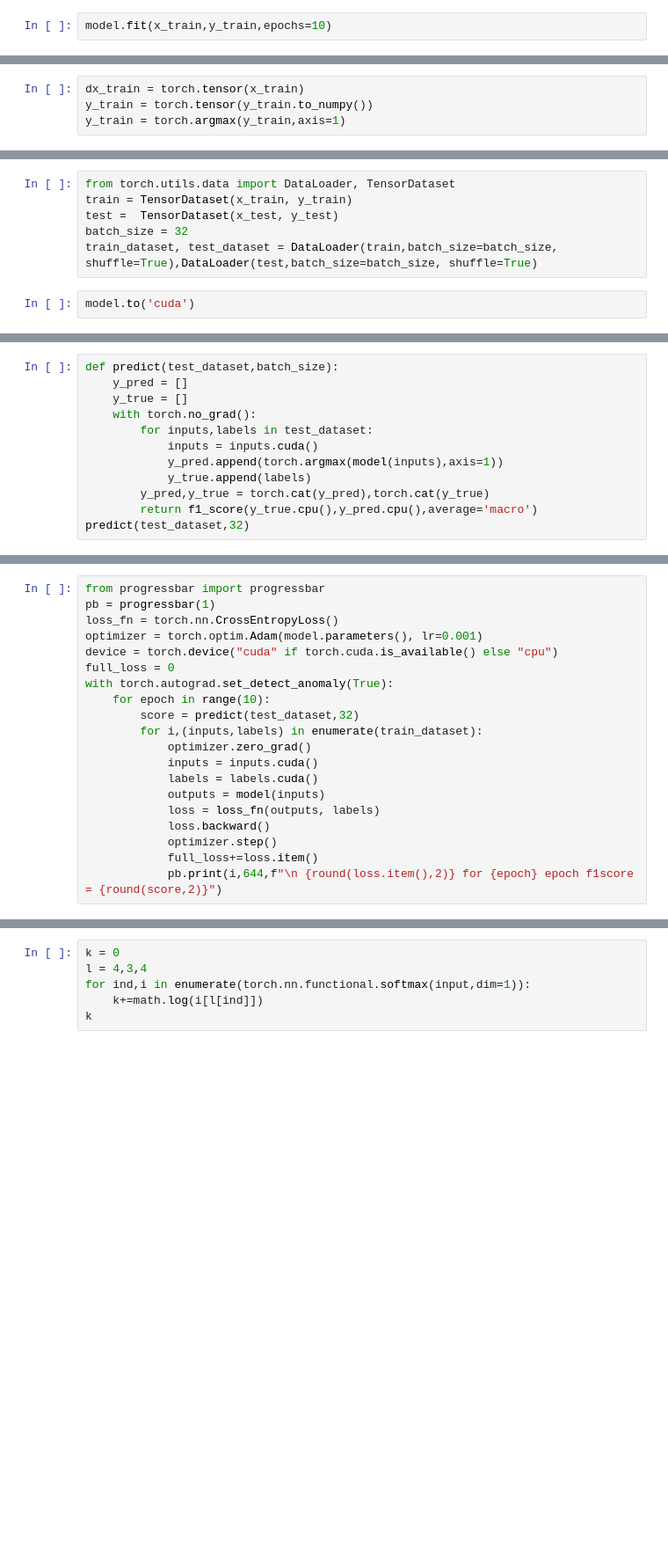
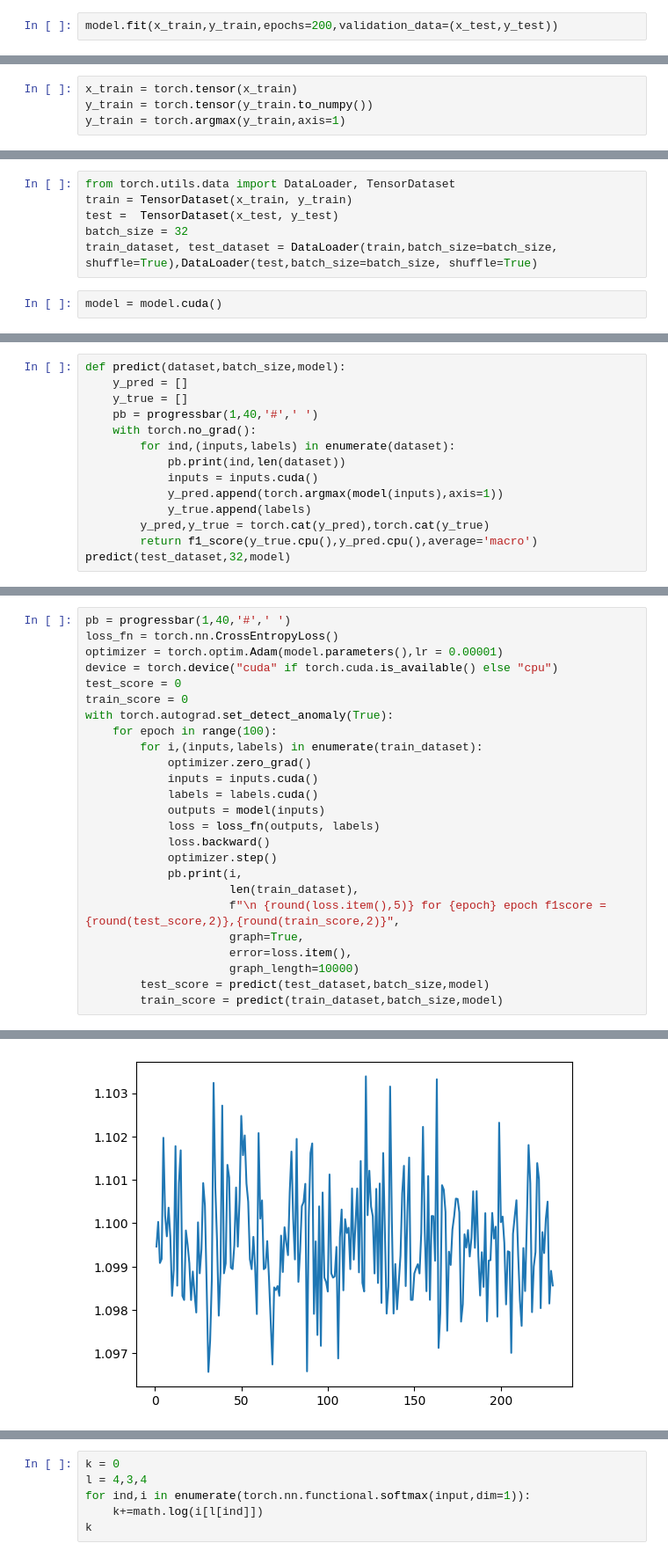
Before and after one commit to mskbasha/Sentiment_analyis, a Jupyter notebook: sentiment_analysis.ipynb, the cells around one changed output, grey strips where cells are left out. Shown at 88% size. Drawn from its saved outputs; the diff is of its cells as text; blank space fills up the shorter version.

```diff
--- a/sentiment_analysis.ipynb
+++ b/sentiment_analysis.ipynb
@@ -123,2 +170,2 @@ model.summary()
 # %%
-model.fit(x_train,y_train,epochs=10)
+model.fit(x_train,y_train,epochs=200,validation_data=(x_test,y_test))
@@ -141,5 +206,5 @@ f1_score(y_pred,np.argmax(y_test.values,axis=1),average='macro')
 # %%
-dx_train = torch.tensor(x_train)
+x_train = torch.tensor(x_train)
 y_train = torch.tensor(y_train.to_numpy())
 y_train = torch.argmax(y_train,axis=1)
 # %%
@@ -253,4 +323,4 @@ test =  TensorDataset(x_test, y_test)
 batch_size = 32
 train_dataset, test_dataset = DataLoader(train,batch_size=batch_size, shuffle=True),DataLoader(test,batch_size=batch_size, shuffle=True)
 # %%
-model.to('cuda')
+model = model.cuda()
@@ -275,13 +327,15 @@ Encoder(
 # %%
-def predict(test_dataset,batch_size):
+def predict(dataset,batch_size,model):
     y_pred = []
     y_true = []
+    pb = progressbar(1,40,'#',' ')
     with torch.no_grad():
-        for inputs,labels in test_dataset:
+        for ind,(inputs,labels) in enumerate(dataset):
+            pb.print(ind,len(dataset))
             inputs = inputs.cuda()
             y_pred.append(torch.argmax(model(inputs),axis=1))
             y_true.append(labels)
         y_pred,y_true = torch.cat(y_pred),torch.cat(y_true)
         return f1_score(y_true.cpu(),y_pred.cpu(),average='macro')
-predict(test_dataset,32)
+predict(test_dataset,32,model)
 # %% [output]
@@ -289,13 +376,12 @@ predict(test_dataset,32)
 # %%
-from progressbar import progressbar
-pb = progressbar(1)
+pb = progressbar(1,40,'#',' ')
 loss_fn = torch.nn.CrossEntropyLoss()
-optimizer = torch.optim.Adam(model.parameters(), lr=0.001)
+optimizer = torch.optim.Adam(model.parameters(),lr = 0.00001)
 device = torch.device("cuda" if torch.cuda.is_available() else "cpu")
-full_loss = 0
+test_score = 0
+train_score = 0
 with torch.autograd.set_detect_anomaly(True):
-    for epoch in range(10):
-        score = predict(test_dataset,32)
+    for epoch in range(100):
         for i,(inputs,labels) in enumerate(train_dataset):
             optimizer.zero_grad()
             inputs = inputs.cuda()
@@ -304,6 +390,12 @@ with torch.autograd.set_detect_anomaly(True):
             loss = loss_fn(outputs, labels)
             loss.backward()
             optimizer.step()
-            full_loss+=loss.item()
-            pb.print(i,644,f"\n {round(loss.item(),2)} for {epoch} epoch f1score = {round(score,2)}")
+            pb.print(i,
+                     len(train_dataset),
+                     f"\n {round(loss.item(),5)} for {epoch} epoch f1score = {round(test_score,2)},{round(train_score,2)}",
+                     graph=True,
+                     error=loss.item(),
+                     graph_length=10000)
+        test_score = predict(test_dataset,batch_size,model)
+        train_score = predict(train_dataset,batch_size,model)
 # %% [output]
@@ -312,0 +405 @@ with torch.autograd.set_detect_anomaly(True):
+[figure, added]
```
Also changed, not shown: parts of 31 cells of this notebook.
